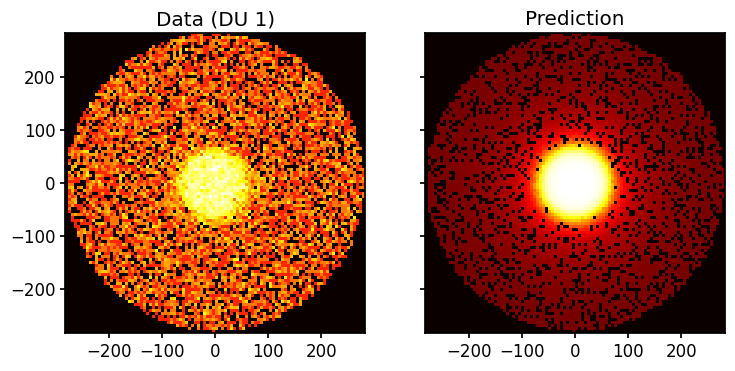
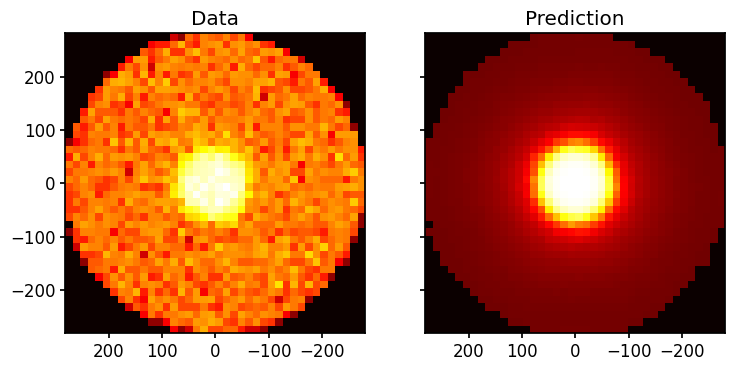
Code edit (unified diff) that turned the first committed figure into the second:
--- before
+++ after
@@ -1 +1 @@
-fitter.plot()
+fitter.plot(n_bins=40);

Commit: Documentation update